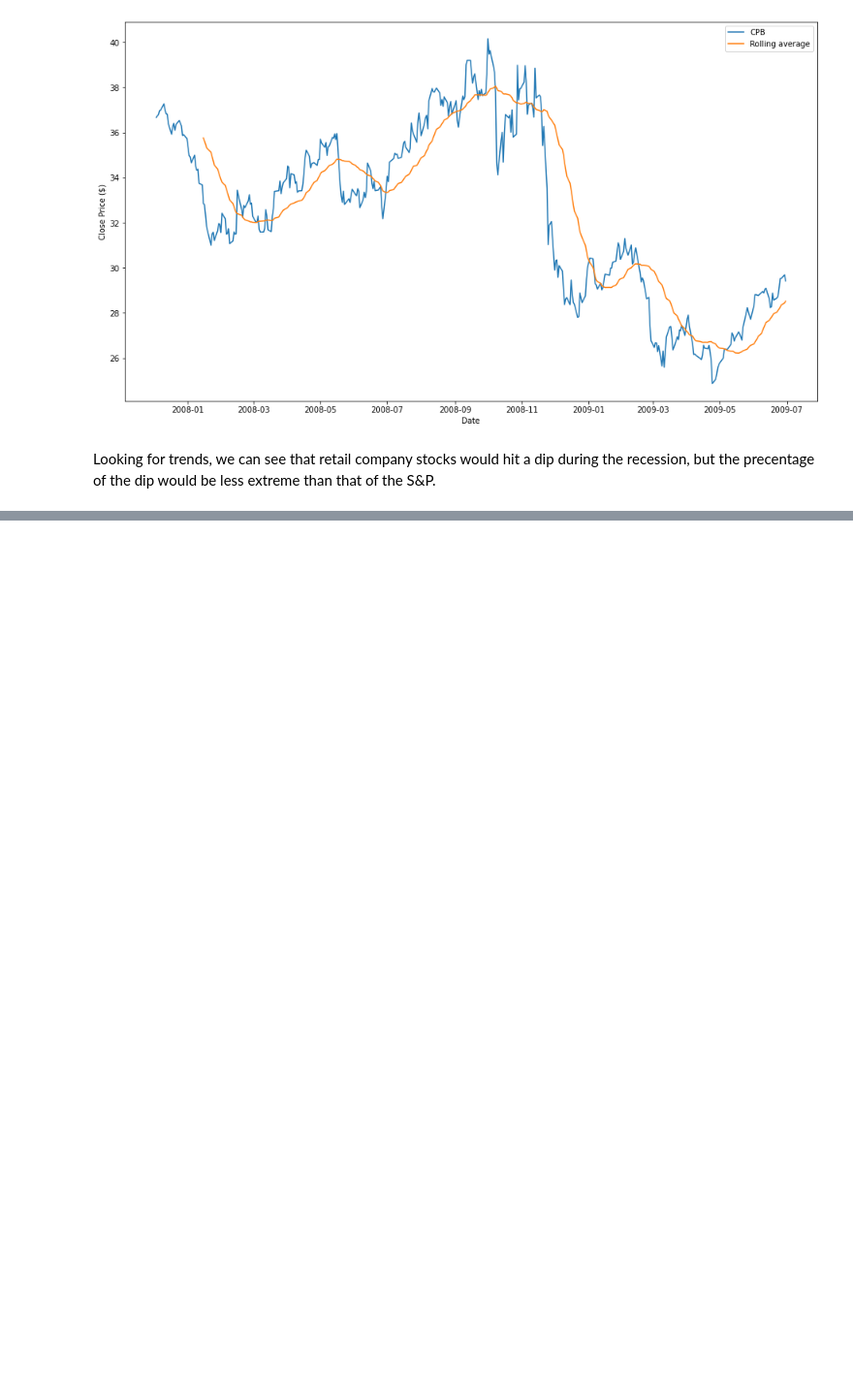
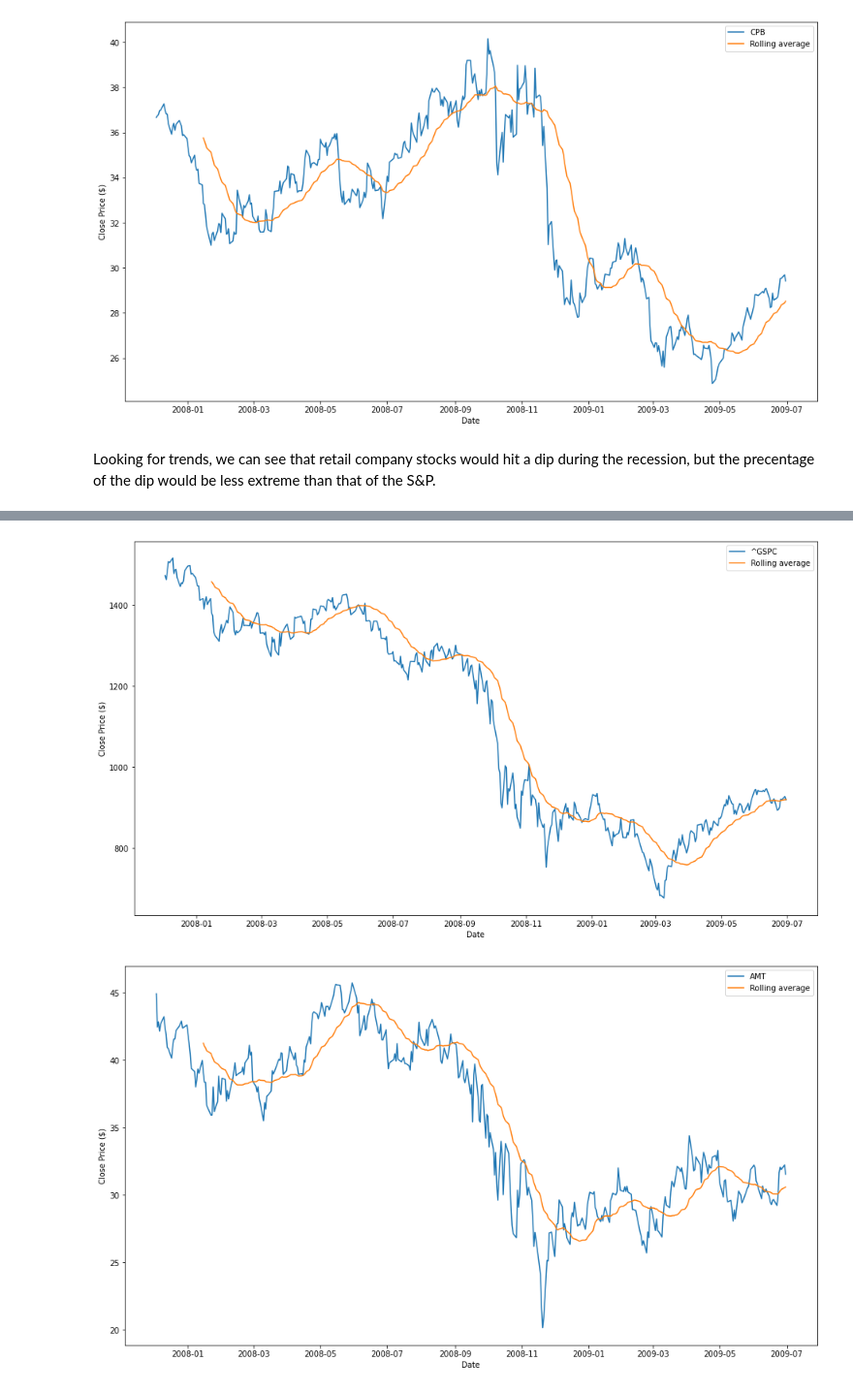
Before and after one commit to BeyeA/Stock-Market-Data-Science, a Jupyter notebook: Recession Proof Stocks.ipynb, the cells around one changed output, grey strips where cells are left out. Shown at 97% size. Drawn from its saved outputs; the diff is of its cells as text; code cells hidden in the pictures; blank space fills up the shorter version.

```diff
--- a/Recession Proof Stocks.ipynb
+++ b/Recession Proof Stocks.ipynb
@@ -21,9 +21,6 @@ def readmydata(tickers, start_date, end_date):
 def pickmydata(data_pack, attributes, num_days):
     col = data_pack[attributes]
     col.head()
-
-    #Statistics for requested column
-    output = data_pack[attributes].describe()
 
     #shows the companies requested
     mytickers_name = data_pack.index.get_level_values('Symbols')
@@ -36,6 +33,9 @@ def pickmydata(data_pack, attributes, num_days):
 
         #Object series indexed by date
         data_ticker_attributes = col.loc[:, x]
+
+        #Statistics for requested column
+        output = data_ticker[attributes].describe()
 
         #20-day moving average
         short_rolling_tickers = data_ticker_attributes.rolling(window = num_days).mean()
@@ -95,0 +100,3 @@ recession, but the precentage of the dip would be less extreme than that of the
+# %%
+data_pack = readmydata(tickers=['^GSPC', 'AMT', 'F', 'BA', 'HST', 'AAL'], start_date='2007-12-01', end_date='2009-06-30')
+data_pack.head(10)
@@ -95,0 +116,5 @@ recession, but the precentage of the dip would be less extreme than that of the
+# %%
+pickmydata(data_pack, "Close", 30)
+# %% [output]
+[figure, added]
+[figure, added]
```
Also changed, not shown: parts of 5 cells of this notebook.
